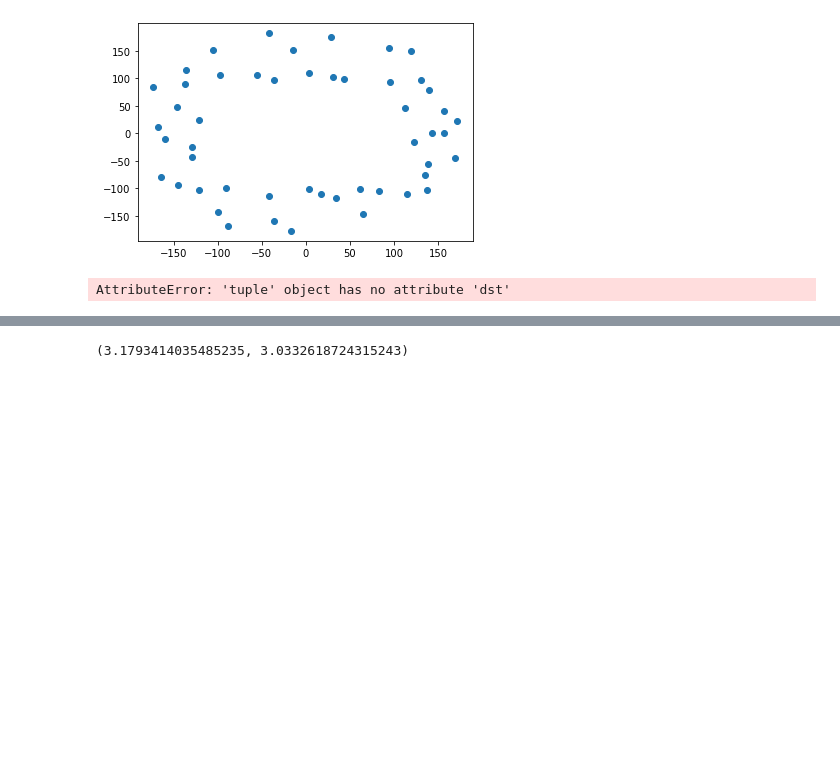
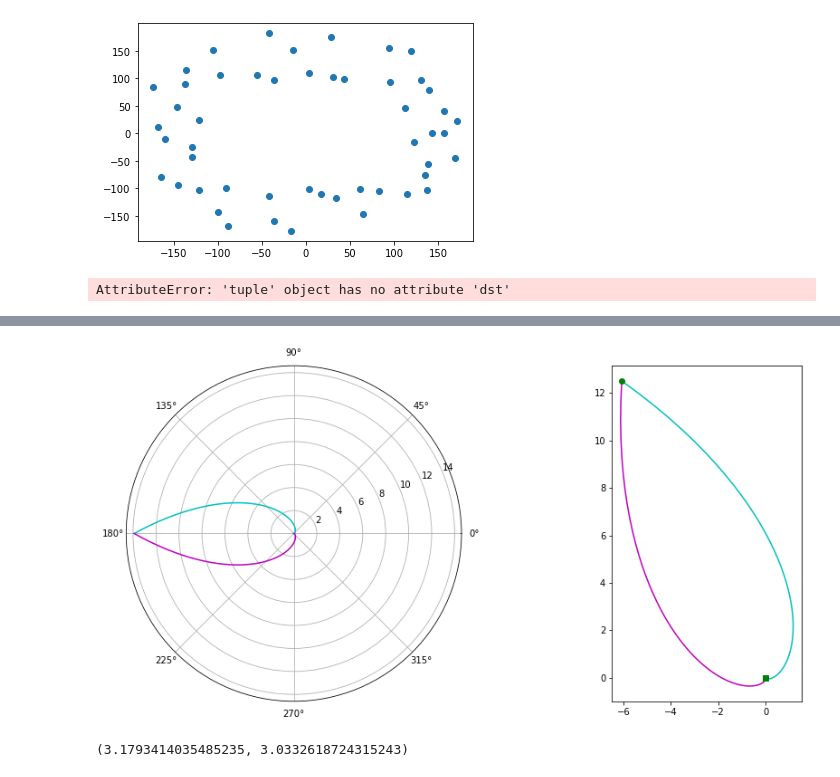
Before and after one commit to glebpinigin/flowmapper, a Jupyter notebook: tree_builder.ipynb, the cells around one changed output, grey strips where cells are left out. Cells and saved outputs as stored; diff of their text form; code cells hidden in the pictures; blank space fills up the shorter version.

```diff
--- a/tree_builder.ipynb
+++ b/tree_builder.ipynb
@@ -363,3 +448,9 @@ curve1.tplot(ax1, ax2)
+# %%
+new_curve = NodeRegion(root=(0,0), leaf=point_xy, params_l=params_l['left'], params_r=params_r['right'], angle_history=angle_history)
+
+new_curve.plot()
+# %% [output]
+[figure, added]
 # %%
 np.arctan2(point_xy[1], point_xy[0]) + np.pi*2, curve.ang
 # %% [output]
```
Also changed, not shown: parts of 9 cells of this notebook, 1 other file.
